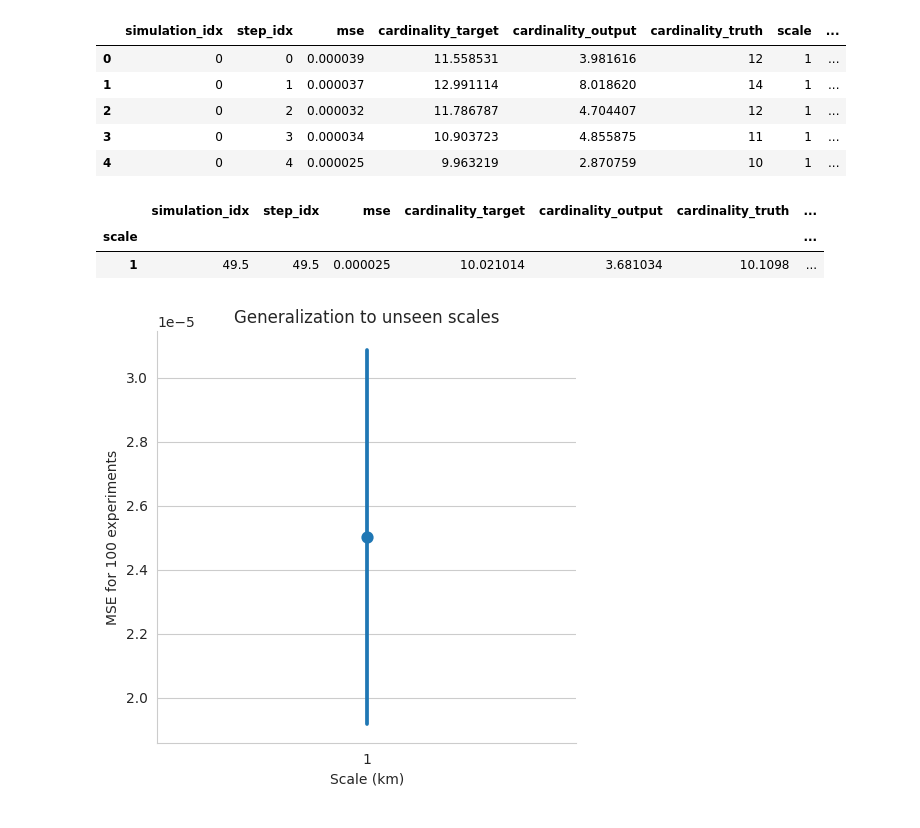
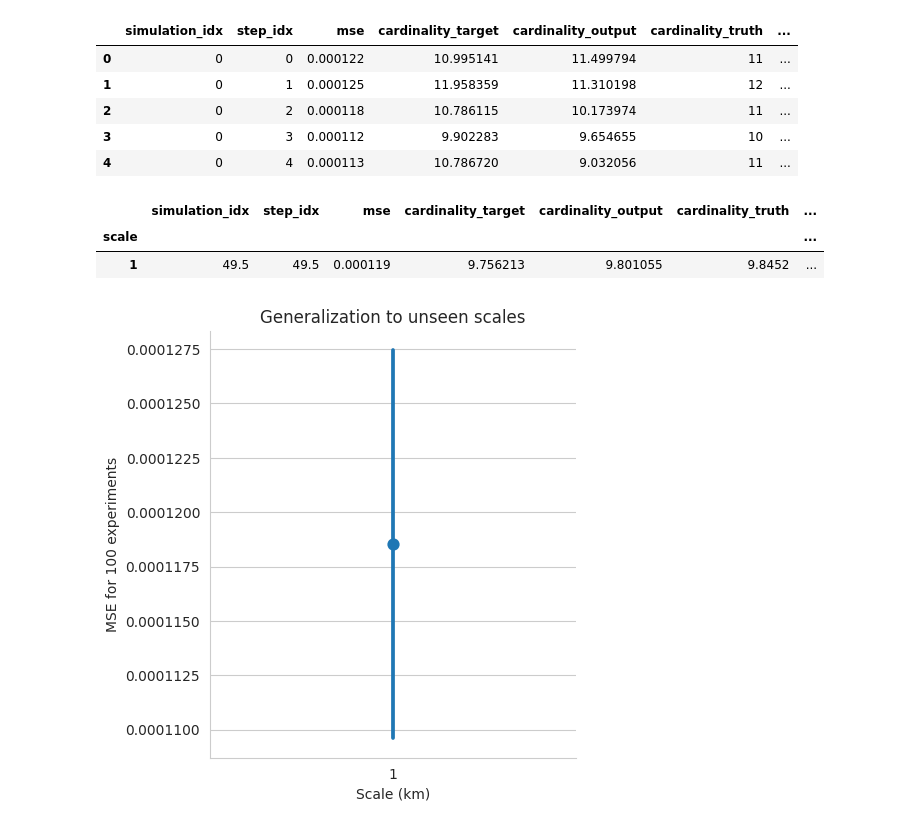
Before and after one commit to Damowerko/mtt, a Jupyter notebook: notebooks/summary.ipynb, the cells around one changed output. Cells and saved outputs as stored; diff of their text form; code cells hidden in the pictures.

```diff
--- a/notebooks/summary.ipynb
+++ b/notebooks/summary.ipynb
@@ -5,22 +5,21 @@ import seaborn as sns
 
 sns.set_style("whitegrid")
 # %%
-df = pd.read_csv("../out/generalization/4uc51x21.csv")
-df["cardinality_ratio"] = df["cardinality_truth"] / df["cardinality_output"]
+df = pd.read_csv("../out/generalization/8qwo3pja.csv")
 df.head()
 # %% [output]
-|  | simulation_idx | step_idx | mse | cardinality_target | cardinality_output | cardinality_truth | scale | ... |
-| 0 | 0 | 0 | 0.000039 | 11.558531 | 3.981616 | 12 | 1 | ... |
-| 1 | 0 | 1 | 0.000037 | 12.991114 | 8.018620 | 14 | 1 | ... |
-| 2 | 0 | 2 | 0.000032 | 11.786787 | 4.704407 | 12 | 1 | ... |
-| 3 | 0 | 3 | 0.000034 | 10.903723 | 4.855875 | 11 | 1 | ... |
-| 4 | 0 | 4 | 0.000025 | 9.963219 | 2.870759 | 10 | 1 | ... |
+|  | simulation_idx | step_idx | mse | cardinality_target | cardinality_output | cardinality_truth | ... |
+| 0 | 0 | 0 | 0.000122 | 10.995141 | 11.499794 | 11 | ... |
+| 1 | 0 | 1 | 0.000125 | 11.958359 | 11.310198 | 12 | ... |
+| 2 | 0 | 2 | 0.000118 | 10.786115 | 10.173974 | 11 | ... |
+| 3 | 0 | 3 | 0.000112 | 9.902283 | 9.654655 | 10 | ... |
+| 4 | 0 | 4 | 0.000113 | 10.786720 | 9.032056 | 11 | ... |
 # %%
 df.groupby("scale").mean()
 # %% [output]
 |  | simulation_idx | step_idx | mse | cardinality_target | cardinality_output | cardinality_truth | ... |
 | scale |  |  |  |  |  |  | ... |
-| 1 | 49.5 | 49.5 | 0.000025 | 10.021014 | 3.681034 | 10.1098 | ... |
+| 1 | 49.5 | 49.5 | 0.000119 | 9.756213 | 9.801055 | 9.8452 | ... |
 # %%
 data = df.groupby(by=["scale", "simulation_idx"]).mean().drop(columns=["step_idx"]).reset_index()
 sns.catplot(data=data, x="scale", y="mse", kind="point", errorbar=("sd", 1))
@@ -29,7 +28,7 @@ plt.xlabel("Scale (km)")
 plt.title("Generalization to unseen scales")
 plt.show()
 # %% [output]
-[figure, old version]
+[figure, new version]
 # %%
 data = df.query("scale == 1 and simulation_idx == 30").melt(id_vars=["step_idx"], value_vars=["cardinality_output", "cardinality_truth"], var_name="type", value_name="cardinality")
 sns.relplot(data=data, x="step_idx", y="cardinality", hue="type", kind="line")
```
Also changed, not shown: parts of 2 cells of this notebook, 1 other file.
